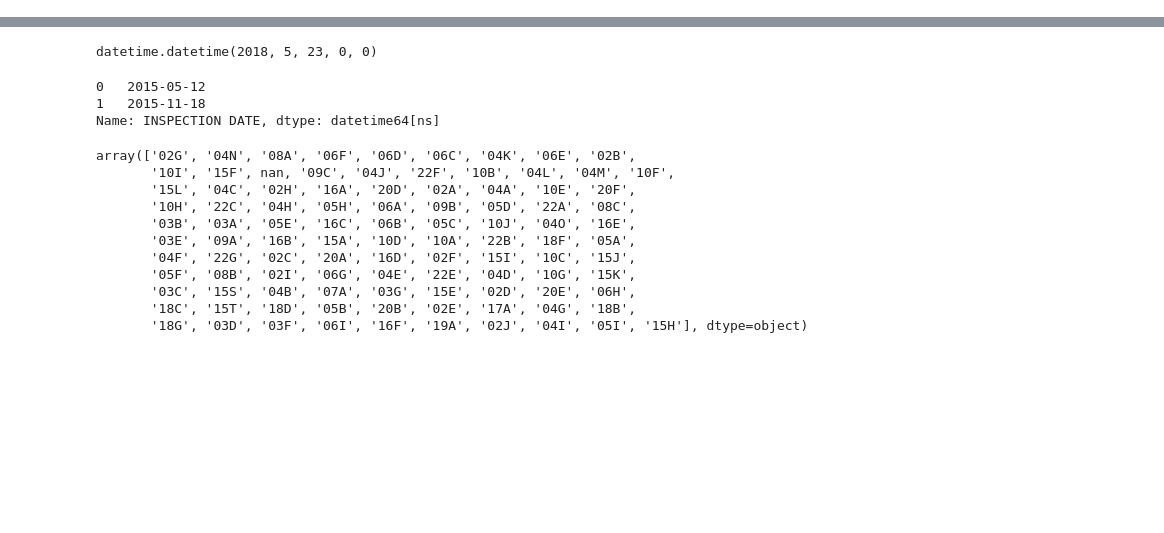
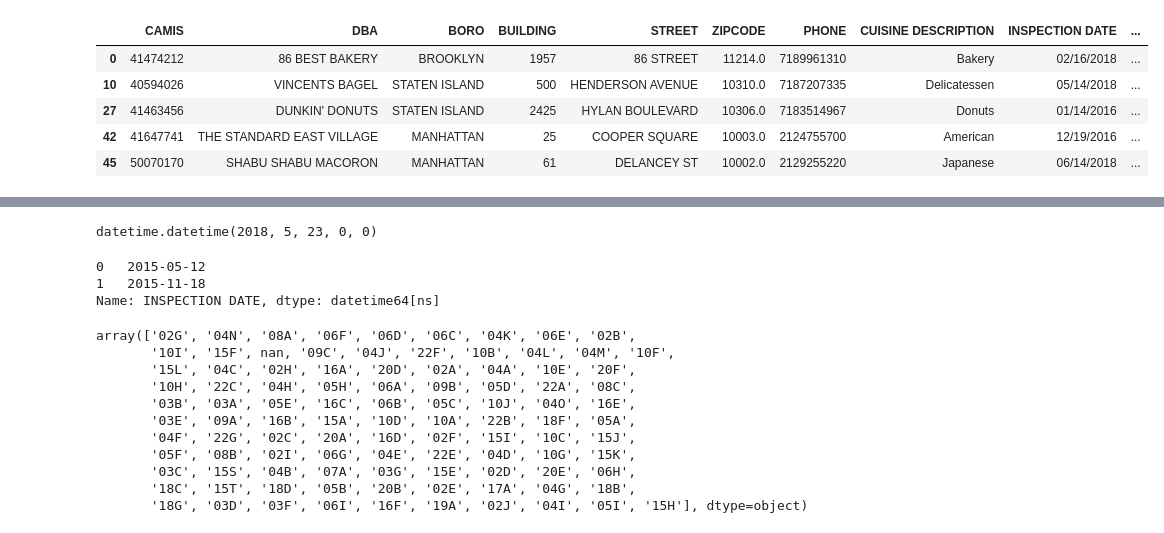
Before and after one commit to xyz8983/nyc_restaurant_inspection, a Jupyter notebook: exploratory.ipynb, the cells around one changed output, grey strips where cells are left out. Drawn from its saved outputs; the diff is of its cells as text; code cells hidden in the pictures; blank space fills up the shorter version.

```diff
--- a/exploratory.ipynb
+++ b/exploratory.ipynb
@@ -18,3 +22,12 @@ df.head()
+# %%
+df[df['VIOLATION CODE'] =='08A'].head()
+# %% [output]
+|  | CAMIS | DBA | BORO | BUILDING | STREET | ZIPCODE | PHONE | CUISINE DESCRIPTION | INSPECTION DATE | ... |
+| 0 | 41474212 | 86 BEST BAKERY | BROOKLYN | 1957 | 86 STREET | 11214.0 | 7189961310 | Bakery | 02/16/2018 | ... |
+| 10 | 40594026 | VINCENTS BAGEL | STATEN ISLAND | 500 | HENDERSON AVENUE | 10310.0 | 7187207335 | Delicatessen | 05/14/2018 | ... |
+| 27 | 41463456 | DUNKIN' DONUTS | STATEN ISLAND | 2425 | HYLAN BOULEVARD | 10306.0 | 7183514967 | Donuts | 01/14/2016 | ... |
+| 42 | 41647741 | THE STANDARD EAST VILLAGE | MANHATTAN | 25 | COOPER SQUARE | 10003.0 | 2124755700 | American | 12/19/2016 | ... |
+| 45 | 50070170 | SHABU SHABU MACORON | MANHATTAN | 61 | DELANCEY ST | 10002.0 | 2129255220 | Japanese | 06/14/2018 | ... |
 # %%
 len(df.DBA.unique())
 # %% [output]
```
Also changed, not shown: parts of 20 cells of this notebook, 3 other files.
